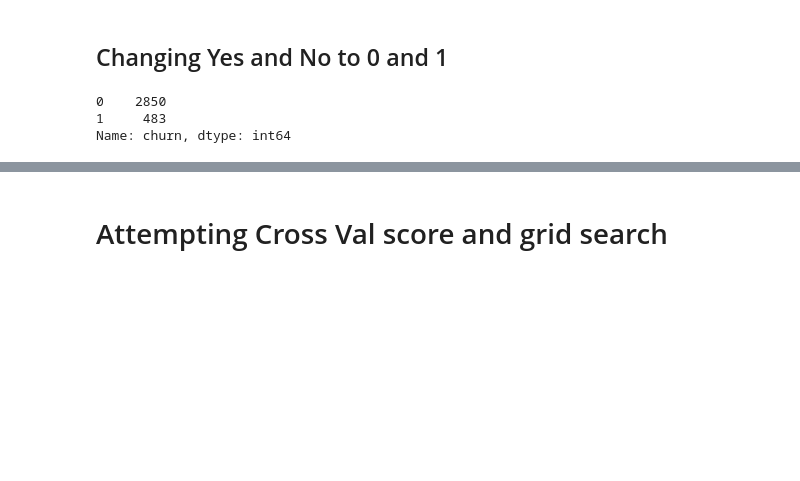
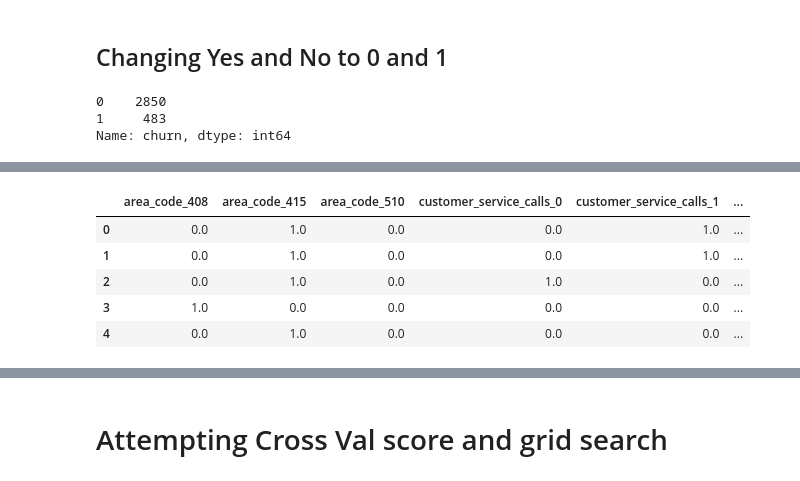
Before and after one commit to jxn628/syriatel-churn-analysis, a Jupyter notebook: student.ipynb, the cells around one changed output, grey strips where cells are left out. Drawn from its saved outputs; the diff is of its cells as text; code cells hidden in the pictures; blank space fills up the shorter version.

```diff
--- a/student.ipynb
+++ b/student.ipynb
@@ -91,0 +134,17 @@ test_df.head(1)
+# %%
+need_to_encode = test_df[['area_code', 'customer_service_calls']]
+# %%
+ohe = OneHotEncoder()
+ohe.fit(need_to_encode)
+
+ohe_1 = ohe.transform(need_to_encode).toarray()
+
+ohe_df = pd.DataFrame(ohe_1, columns=ohe.get_feature_names(need_to_encode.columns))
+ohe_df.head()
+# %% [output]
+|  | area_code_408 | area_code_415 | area_code_510 | customer_service_calls_0 | customer_service_calls_1 | ... |
+| 0 | 0.0 | 1.0 | 0.0 | 0.0 | 1.0 | ... |
+| 1 | 0.0 | 1.0 | 0.0 | 0.0 | 1.0 | ... |
+| 2 | 0.0 | 1.0 | 0.0 | 1.0 | 0.0 | ... |
+| 3 | 1.0 | 0.0 | 0.0 | 0.0 | 0.0 | ... |
+| 4 | 0.0 | 1.0 | 0.0 | 0.0 | 0.0 | ... |
```
Also changed, not shown: parts of 85 cells of this notebook.
